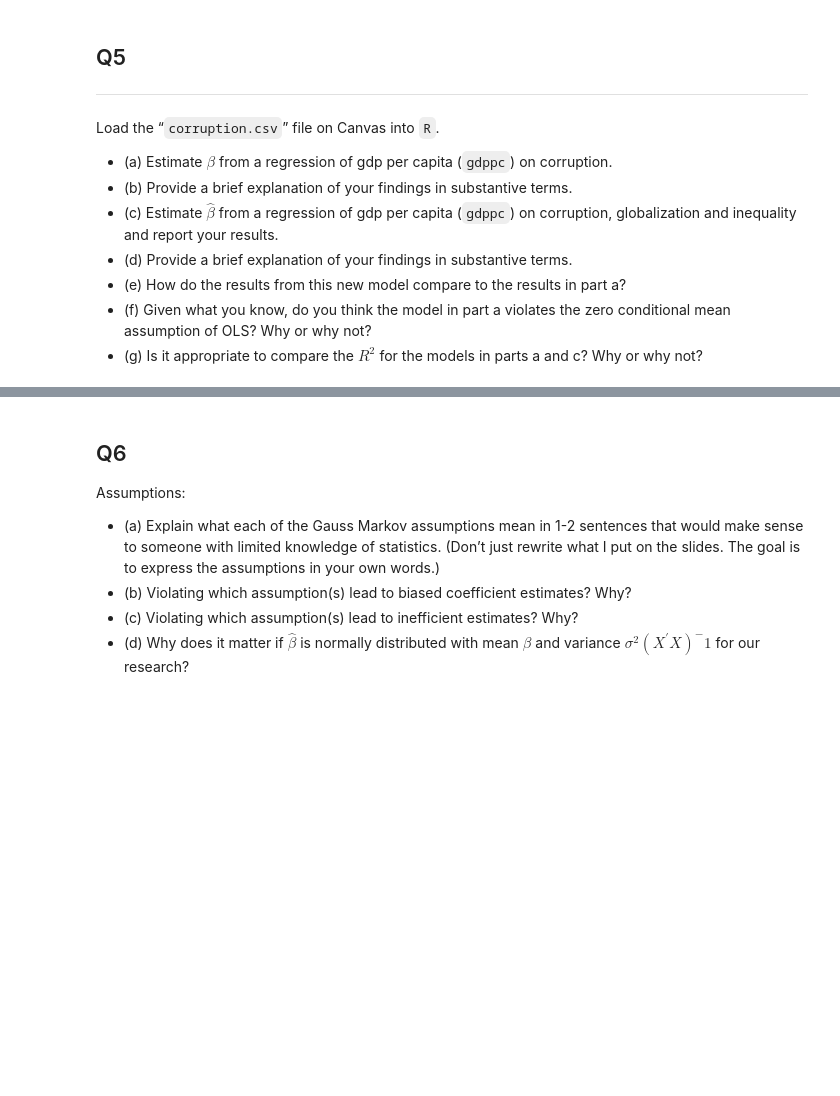
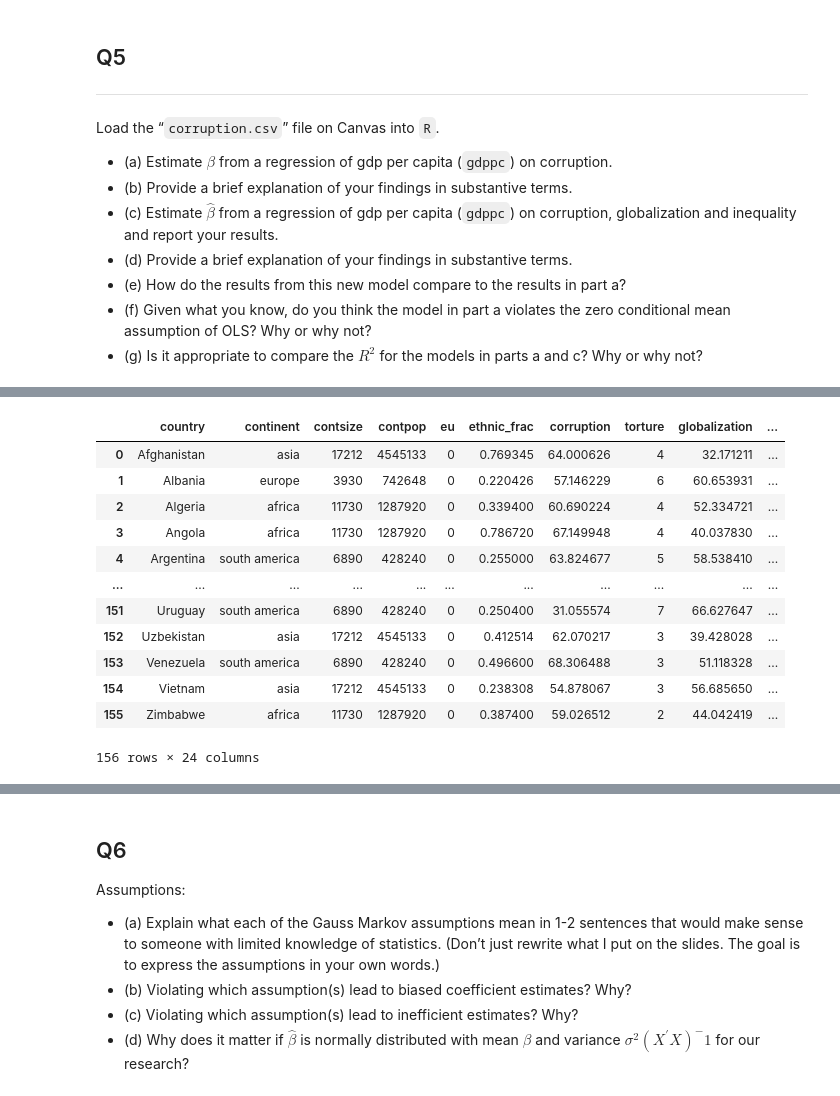
Before and after one commit to xumeiying/Stats_II, a Jupyter notebook: Stats_II_Probset_2.ipynb, the cells around one changed output, grey strips where cells are left out. Drawn from its saved outputs; the diff is of its cells as text; code cells hidden in the pictures; blank space fills up the shorter version.

```diff
--- a/Stats_II_Probset_2.ipynb
+++ b/Stats_II_Probset_2.ipynb
@@ -289,0 +371,18 @@ Load the “`corruption.csv`” file on Canvas into `R`.
+# %%
+# load data
+corruption_data =  pd.read_csv("/content/drive/My Drive/Colab Notebooks/corruption.csv")
+corruption_data
+# %% [output]
+|  | country | continent | contsize | contpop | eu | ethnic_frac | corruption | torture | globalization | ... |
+| 0 | Afghanistan | asia | 17212 | 4545133 | 0 | 0.769345 | 64.000626 | 4 | 32.171211 | ... |
+| 1 | Albania | europe | 3930 | 742648 | 0 | 0.220426 | 57.146229 | 6 | 60.653931 | ... |
+| 2 | Algeria | africa | 11730 | 1287920 | 0 | 0.339400 | 60.690224 | 4 | 52.334721 | ... |
+| 3 | Angola | africa | 11730 | 1287920 | 0 | 0.786720 | 67.149948 | 4 | 40.037830 | ... |
+| 4 | Argentina | south america | 6890 | 428240 | 0 | 0.255000 | 63.824677 | 5 | 58.538410 | ... |
+| ... | ... | ... | ... | ... | ... | ... | ... | ... | ... | ... |
+| 151 | Uruguay | south america | 6890 | 428240 | 0 | 0.250400 | 31.055574 | 7 | 66.627647 | ... |
+| 152 | Uzbekistan | asia | 17212 | 4545133 | 0 | 0.412514 | 62.070217 | 3 | 39.428028 | ... |
+| 153 | Venezuela | south america | 6890 | 428240 | 0 | 0.496600 | 68.306488 | 3 | 51.118328 | ... |
+| 154 | Vietnam | asia | 17212 | 4545133 | 0 | 0.238308 | 54.878067 | 3 | 56.685650 | ... |
+| 155 | Zimbabwe | africa | 11730 | 1287920 | 0 | 0.387400 | 59.026512 | 2 | 44.042419 | ... |
+156 rows × 24 columns
```
Also changed, not shown: parts of 9 cells of this notebook.
